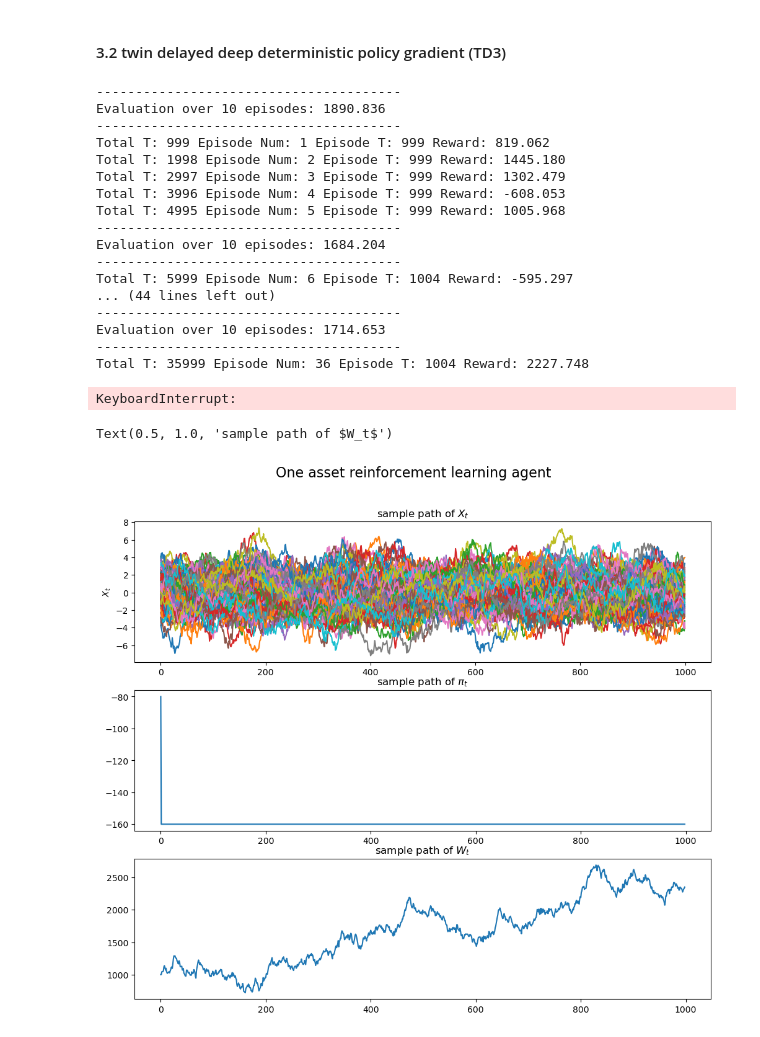
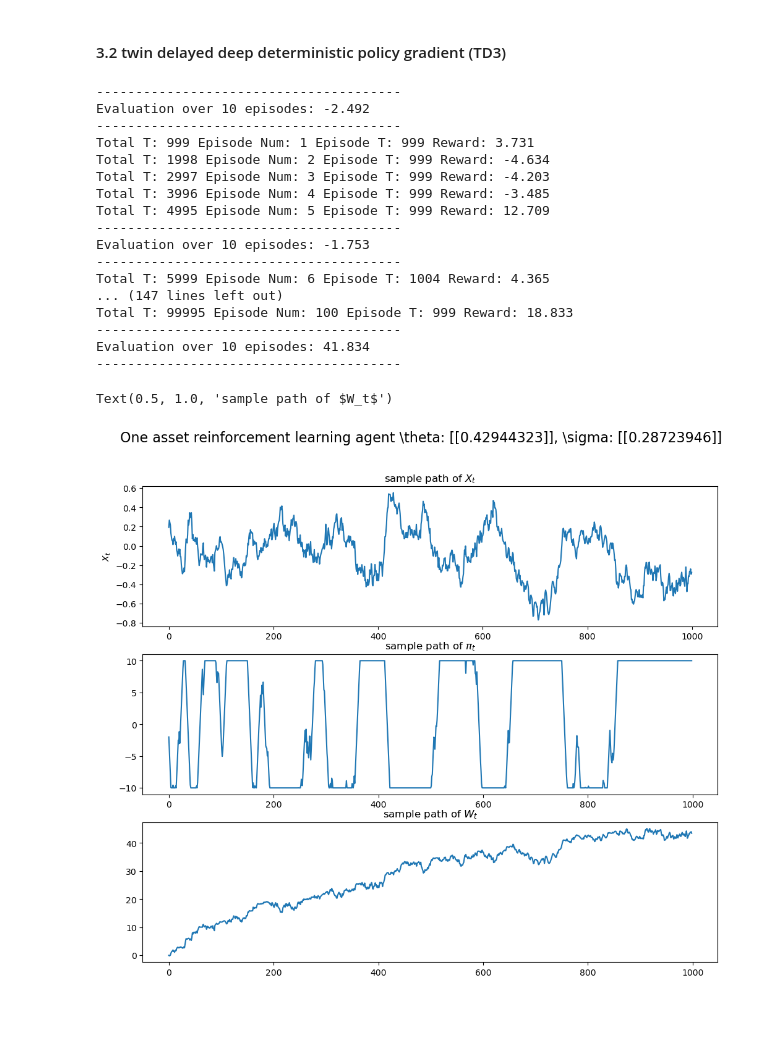
Before and after one commit to quintengeerts2000/MasterThesis-DRL_applications_to_stat_arb, a Jupyter notebook: monte_carlo_simulators/OU_stoch_control.ipynb, the cells around one changed output. Cells and saved outputs as stored; diff of their text form; code cells hidden in the pictures.

Commit message:
extended OU process, added transaction costs

```diff
--- a/monte_carlo_simulators/OU_stoch_control.ipynb
+++ b/monte_carlo_simulators/OU_stoch_control.ipynb
@@ -404,7 +417,7 @@ plt.show()
 ### Part 3: Deep reinforcement learning applied to the monte carlo paths
 # %%
 # Same parameters are used as in the paper
-N       = 10
+N       = 1
 T       = 40
 L       = 1000
 delta_t = T/L
@@ -878,7 +891,8 @@ def eval_policy(policy, env, seed, eval_episodes=10):
 # %%
 def dict_to_features(d):
     #return torch.FloatTensor(d['values']).unsqueeze(0).numpy()
-    return torch.FloatTensor(np.array([*d['values'], *d['portfolio'], d['wealth']]))
+    #return torch.FloatTensor([*d['values'], *d['portfolio'], d['wealth']])
+    return torch.FloatTensor([*d['values'], *d['portfolio']])
 # %%
 import numpy as np
 import torch
@@ -890,11 +904,13 @@ seed = 100
 alpha = 0.99 # Discount factor
 tau  = 0.005 # Target network update rate
 
-process = ornstein_uhlenbeck_process(theta,mu,sigma,delta_t)
-r = 0.02
-env = TradingEnvironment(process,T,r,p,mode='intensity', max_pi=10, max_change=5,initial_wealth=1000)
+#process = ornstein_uhlenbeck_process(theta,mu,sigma,delta_t)
+process = OU_process_shuffler(N,T,L)
+r = 0.0
+tc = 0.0025
+env = TradingEnvironment(process,T,r,p,mode='intensity', max_pi=10, max_change=2,initial_wealth=0, transaction_costs=tc)
 
-HIDDEN_DIM = 3000
+HIDDEN_DIM = 16
 
 POLICY_NOISE =  0.2 # Noise added to target policy during critic update
 MAX_ACTION = 5
@@ -907,7 +923,7 @@ BATCH_SIZE = 256 # Batch size for both actor and critic
 EVAL_FREQ = 5e3  # How often (time steps) we evaluate
 
 SAVE_MODEL = True
-file_name = 'N100.pt'
+file_name = 'N1'
 
 # Set seeds
 env.seed(seed)
@@ -915,7 +931,7 @@ env.action_space.seed(seed)
 torch.manual_seed(seed)
 np.random.seed(seed)
 
-state_dim = 2*N + 1# env.observation_space.shape[0]
+state_dim = 2*N # env.observation_space.shape[0]
 action_dim = env.action_space.shape[0]
 max_action = float(env.action_space.high[0])
 
@@ -996,47 +1012,46 @@ for t in range(int(MAX_TIMESTEPS)):
         if SAVE_MODEL: policy.save(f"{os.getcwd()}/models/{file_name}")
 # %% [output]
 ---------------------------------------
-Evaluation over 10 episodes: 1890.836
+Evaluation over 10 episodes: -2.492
 ---------------------------------------
-Total T: 999 Episode Num: 1 Episode T: 999 Reward: 819.062
-Total T: 1998 Episode Num: 2 Episode T: 999 Reward: 1445.180
-Total T: 2997 Episode Num: 3 Episode T: 999 Reward: 1302.479
-Total T: 3996 Episode Num: 4 Episode T: 999 Reward: -608.053
-Total T: 4995 Episode Num: 5 Episode T: 999 Reward: 1005.968
+Total T: 999 Episode Num: 1 Episode T: 999 Reward: 3.731
+Total T: 1998 Episode Num: 2 Episode T: 999 Reward: -4.634
+Total T: 2997 Episode Num: 3 Episode T: 999 Reward: -4.203
+Total T: 3996 Episode Num: 4 Episode T: 999 Reward: -3.485
+Total T: 4995 Episode Num: 5 Episode T: 999 Reward: 12.709
 ---------------------------------------
-Evaluation over 10 episodes: 1684.204
+Evaluation over 10 episodes: -1.753
 ---------------------------------------
-Total T: 5999 Episode Num: 6 Episode T: 1004 Reward: -595.297
-... (44 lines left out)
+Total T: 5999 Episode Num: 6 Episode T: 1004 Reward: 4.365
+... (147 lines left out)
+Total T: 99995 Episode Num: 100 Episode T: 999 Reward: 18.833
 ---------------------------------------
-Evaluation over 10 episodes: 1714.653
+Evaluation over 10 episodes: 41.834
 ---------------------------------------
-Total T: 35999 Episode Num: 36 Episode T: 1004 Reward: 2227.748
-KeyboardInterrupt:
 # %%
 state, _ = env.reset()
 done = False
 val_predictions = []
 while not done:
     #state = torch.FloatTensor(state[:N]).unsqueeze(0)
     state = dict_to_features(state)
 
     action = policy.select_action(np.array(state))
     #val_predictions.append(value_pred.detach().item())
     state, reward, done, _ = env.step(action)
 
 fig, ax = plt.subplots(3,1,figsize=(12,10))
-fig.suptitle('One asset reinforcement learning agent', fontsize=16, y = 0.97)
+fig.suptitle(rf'One asset reinforcement learning agent \theta: {env.process.theta}, \sigma: {env.process.sigma}', fontsize=16, y = 0.97)
 # plot a sample path of the wealth
 ax[0].plot(env.X.transpose())
 ax[0].set_title(r'sample path of $X_t$')
 ax[0].set_ylabel(r'$X_t$')
 #ax[0].set_xlabel('Time')
 ax[1].plot(np.array(env.alloc).sum(axis=1).reshape(-1))
 ax[1].set_title(r'sample path of $\pi_t$')
 
 ax[2].plot(env.W[:-1])
 ax[2].set_title(r'sample path of $W_t$')
 # %% [output]
 Text(0.5, 1.0, 'sample path of $W_t$')
-[figure, old version]
+[figure, new version]
```
Also changed, not shown: parts of 3 cells of this notebook, 1 other file.
